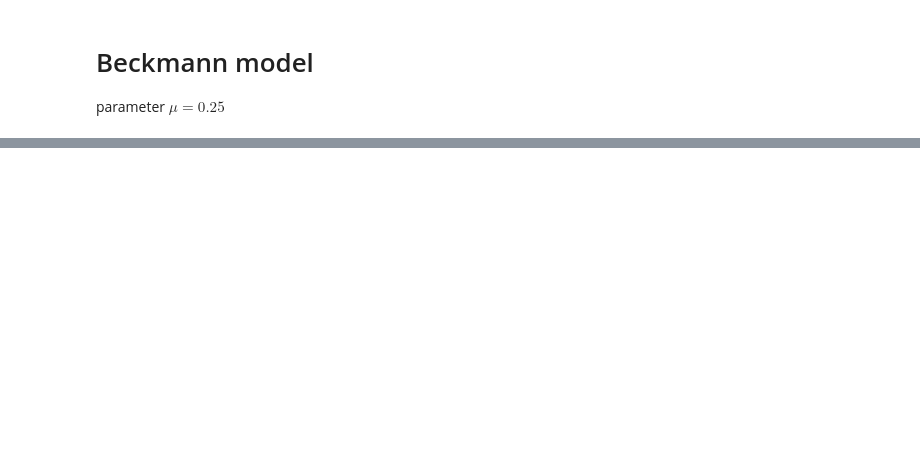
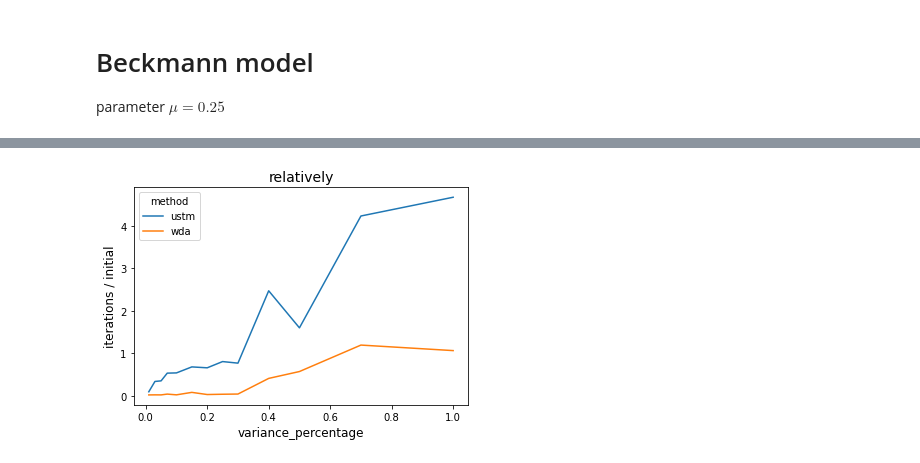
Before and after one commit to KushDen/TransportNet, a Jupyter notebook: Stable Dynamic & Beckman/Anaheim_Beckmann_sens.ipynb, the cells around one changed output, grey strips where cells are left out. Drawn from its saved outputs; the diff is of its cells as text; code cells hidden in the pictures; blank space fills up the shorter version.

```diff
--- a/Stable Dynamic & Beckman/Anaheim_Beckmann_sens.ipynb
+++ b/Stable Dynamic & Beckman/Anaheim_Beckmann_sens.ipynb
@@ -149,0 +280,4 @@ for index, eps_abs in enumerate(epsilons):
+# %%
+result_initial = {}
+result_initial['ustm'] = result_ustm_initial['iter_num']
+result_initial['wda'] = result_wda_initial['iter_num']
@@ -149,0 +299,11 @@ for index, eps_abs in enumerate(epsilons):
+# %%
+for method in ['ustm', 'wda']:
+    plt.plot(variance_list, np.array(result[method]) / result_initial[method], label = method)
+plt.legend(title = 'method')
+plt.title("relatively", fontsize = 14)
+plt.xlabel("variance_percentage", fontsize = 12)
+plt.ylabel("iterations / initial", fontsize = 12)
+plt.savefig('relatively_iteration_for_variance.png', dpi=300)
+plt.show()
+# %% [output]
+[figure, added]
```
Also changed, not shown: parts of 26 cells of this notebook, 6 other files.
